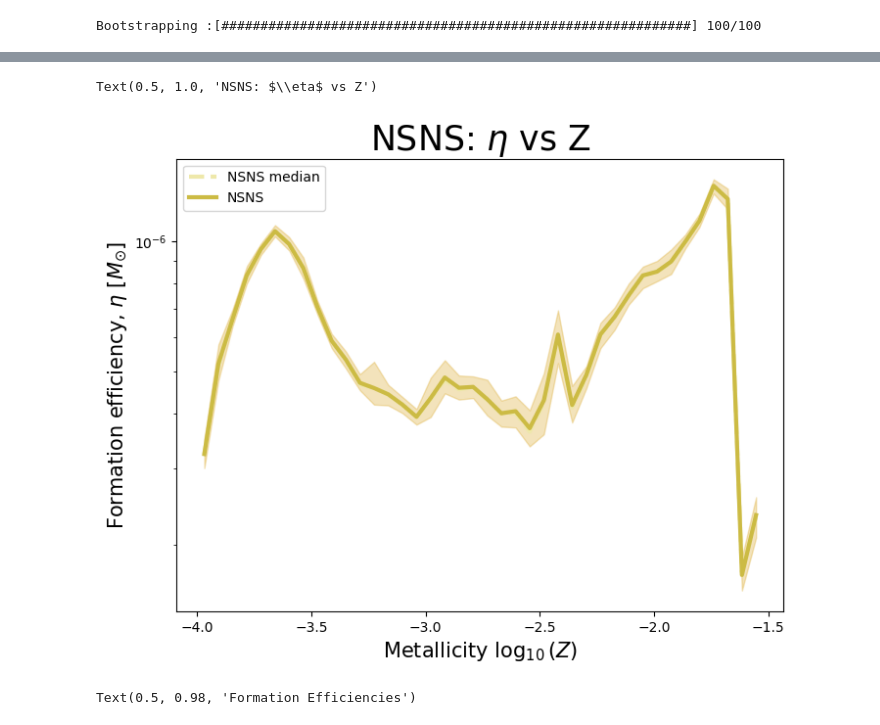
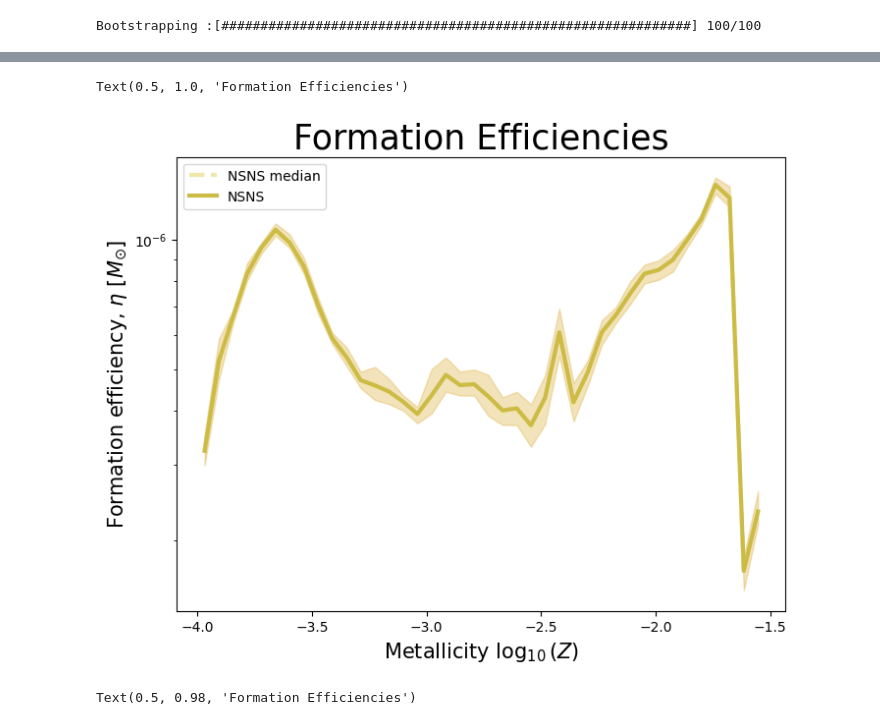
Before and after one commit to melanie-santiago26/research_work, a Jupyter notebook: metals_of_cosmos/code/formation_efficencies.ipynb, the cells around one changed output, grey strips where cells are left out. Cells and saved outputs as stored; diff of their text form; code cells hidden in the pictures.

```diff
--- a/metals_of_cosmos/code/formation_efficencies.ipynb
+++ b/metals_of_cosmos/code/formation_efficencies.ipynb
@@ -357,34 +357,34 @@ Text(0.5, 1.0, 'DWD: $\\eta$ vs Z')
 # %%
 # plotting formation efficencies
 # NSNS
 
 fig, axs = plt.subplots(1,1, figsize=(8, 6))
 cset = tc.dark
 
 hist, bin_edges = np.histogram(np.log10(metallicity_merged_NSNS), weights=formation_efficiencies_NSNS, bins=40, density=True)
 
 bin_centers = (bin_edges[0:-1] + bin_edges[1:])/2
 normalization = np.sum(formation_efficiencies_NSNS)
 
 # plotting
 axs.fill_between(bin_centers, percentiles_NSNS[0], percentiles_NSNS[2], alpha = 0.3, color = 'goldenrod')
 axs.plot(bin_centers, percentiles_NSNS[1], color='palegoldenrod', lw=3, ls='--', label='NSNS median')
 axs.plot(bin_centers, hist*normalization, color = cset_br.yellow, lw=3, label='NSNS')
 
 
 axs.set_yscale('log')
 # plt.ylim(10**-6, 10**-3.5)
 
 axs.set_ylabel(r'Formation efficiency, $\eta \ [M_{\odot}]$', fontsize=15)
 axs.set_xlabel(r'Metallicity $\log_{10}(Z)$', fontsize=15)
 axs.legend()
-axs.set_title(r"NSNS: $\eta$ vs Z", fontsize=25)
+axs.set_title(r"Formation Efficiencies", fontsize=25)
 
 # # save figure:
 # plt.savefig("../figures/formation_efficiencies_NSNS.png",bbox_inches='tight',pad_inches=0.1)
 # %% [output]
-Text(0.5, 1.0, 'NSNS: $\\eta$ vs Z')
+Text(0.5, 1.0, 'Formation Efficiencies')
-[figure, old version]
+[figure, new version]
 # %%
 fig, axs = plt.subplots(1,2, figsize=(15, 5))
 
```
Also changed, not shown: parts of 1 cell of this notebook, 2 other files.
